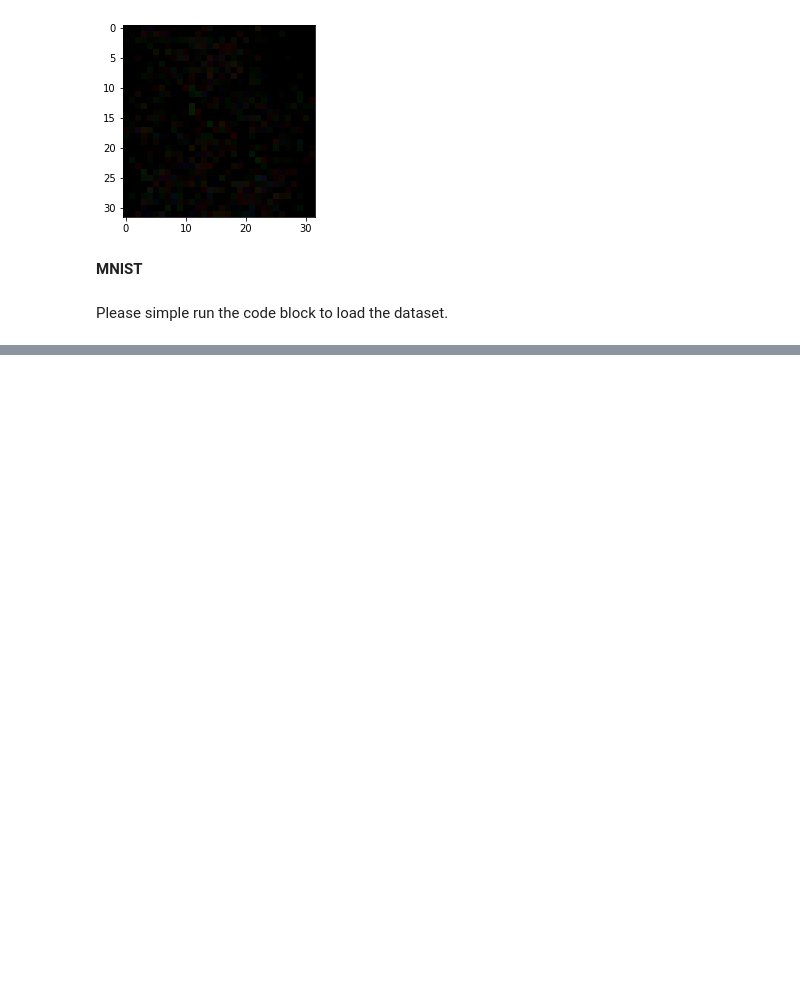
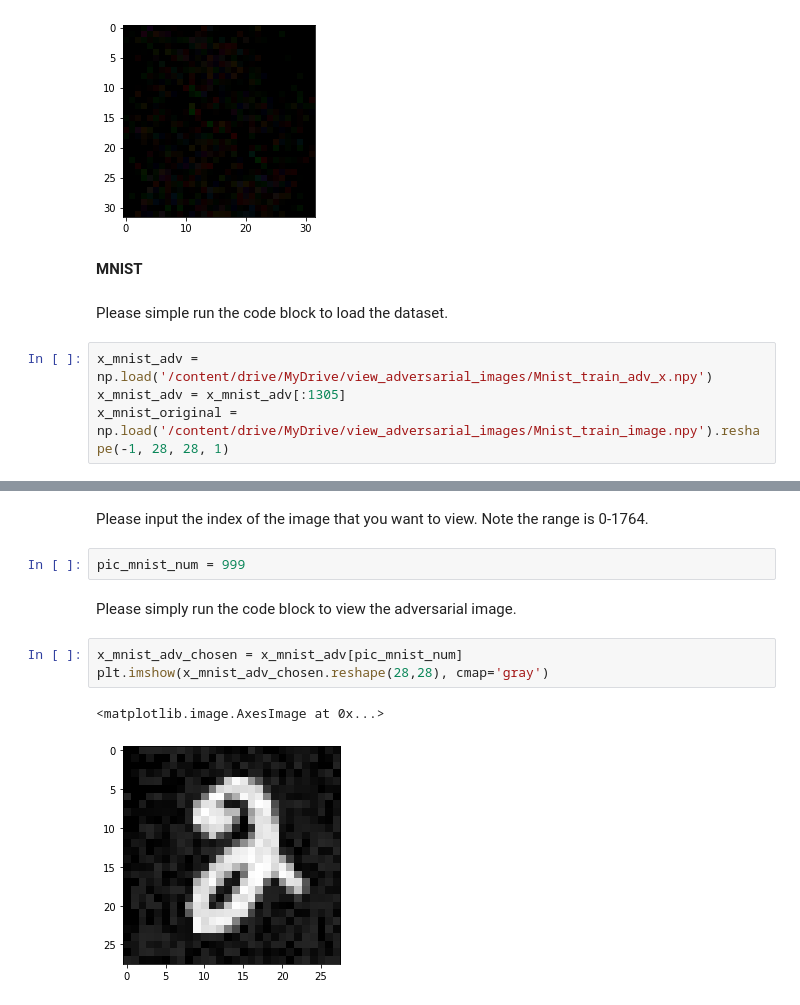
Before and after one commit to BruceResearch/mFI-PSO, a Jupyter notebook: Adversarial_Image_Display.ipynb, the cells around one changed output, grey strips where cells are left out. Cells and saved outputs as stored; diff of their text form; blank space fills up the shorter version.

```diff
--- a/Adversarial_Image_Display.ipynb
+++ b/Adversarial_Image_Display.ipynb
@@ -67,3 +72,7 @@ ax1.imshow(perturbation)
 **MNIST**
 # %% [markdown]
 Please simple run the code block to load the dataset.
+# %%
+x_mnist_adv = np.load('/content/drive/MyDrive/view_adversarial_images/Mnist_train_adv_x.npy')
+x_mnist_adv = x_mnist_adv[:1305]
+x_mnist_original = np.load('/content/drive/MyDrive/view_adversarial_images/Mnist_train_image.npy').reshape(-1, 28, 28, 1)
@@ -69,0 +92,12 @@ Please simple run the code block to load the dataset.
+# %% [markdown]
+Please input the index of the image that you want to view. Note the range is 0-1764.
+# %%
+pic_mnist_num = 999
+# %% [markdown]
+Please simply run the code block to view the adversarial image.
+# %%
+x_mnist_adv_chosen = x_mnist_adv[pic_mnist_num]
+plt.imshow(x_mnist_adv_chosen.reshape(28,28), cmap='gray')
+# %% [output]
+<matplotlib.image.AxesImage at 0x...>
+[figure, added]
```
Also changed, not shown: parts of 10 cells of this notebook.
